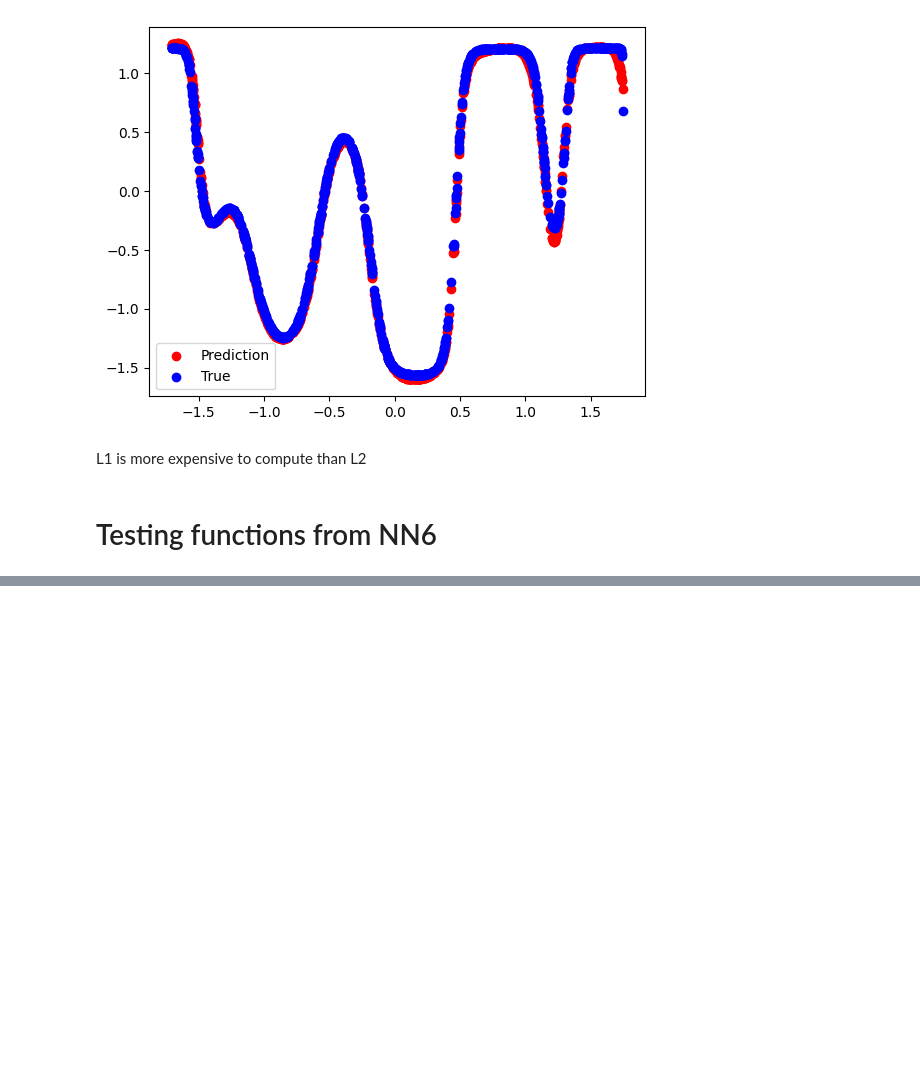
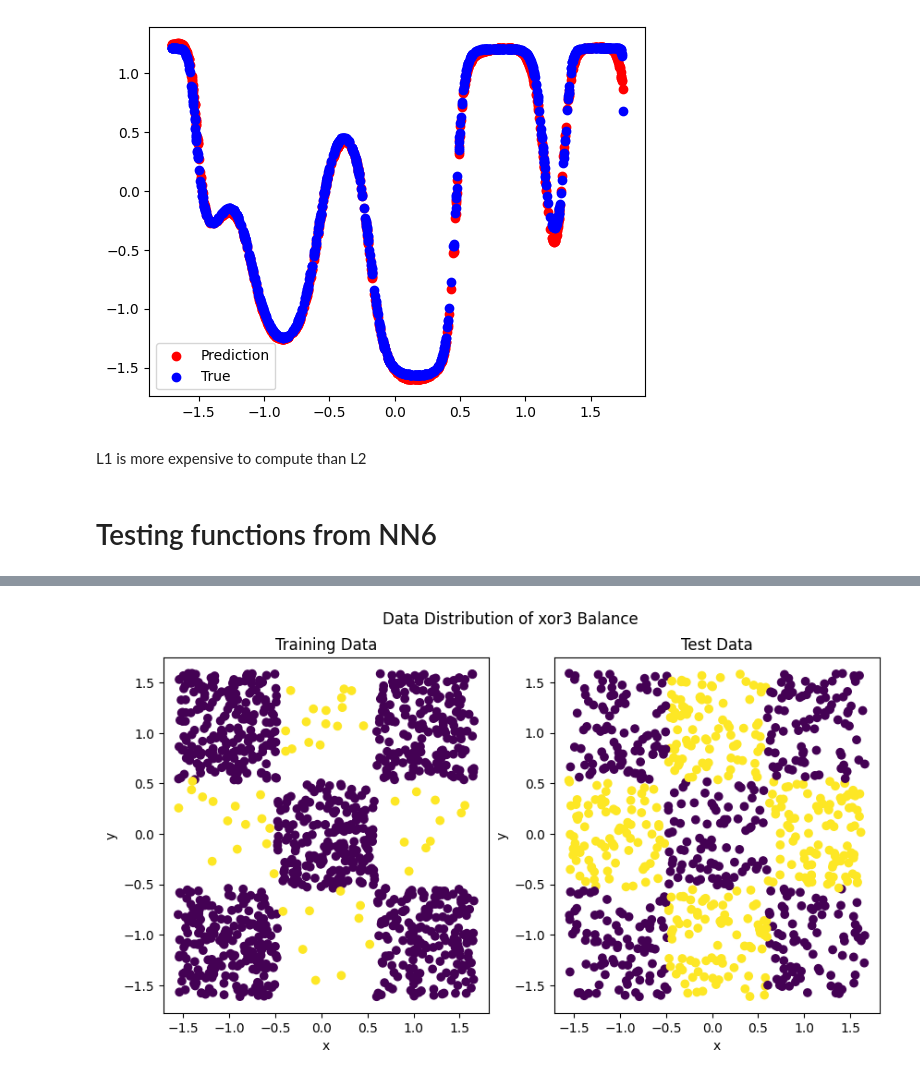
Before and after one commit to nizwant/methods_of_computational_intelligence, a Jupyter notebook: NeuralNetworks/NN6.ipynb, the cells around one changed output, grey strips where cells are left out. Cells and saved outputs as stored; diff of their text form; code cells hidden in the pictures; blank space fills up the shorter version.

```diff
--- a/NeuralNetworks/NN6.ipynb
+++ b/NeuralNetworks/NN6.ipynb
@@ -652,0 +747,22 @@ L1 is more expensive to compute than L2
+# %%
+xor3_balance_train = pd.read_csv(
+    "https://raw.githubusercontent.com/nizwant/miowid/main/data/classification/xor3-balance-training.csv"
+)
+xor3_balance_test = pd.read_csv(
+    "https://raw.githubusercontent.com/nizwant/miowid/main/data/classification/xor3-balance-test.csv"
+)
+mean = xor3_balance_train.mean()
+std = xor3_balance_train.std()
+xor3_balance_train[["x", "y"]] = (
+    xor3_balance_train[["x", "y"]] - mean[["x", "y"]]
+) / std[["x", "y"]]
+
+xor3_balance_test[["x", "y"]] = (
+    xor3_balance_test[["x", "y"]] - mean[["x", "y"]]
+) / std[["x", "y"]]
+# %%
+visualize_data_distribution(
+    xor3_balance_train, xor3_balance_test, "Data Distribution of xor3 Balance"
+)
+# %% [output]
+[figure, added]
```
Also changed, not shown: parts of 11 cells of this notebook.
